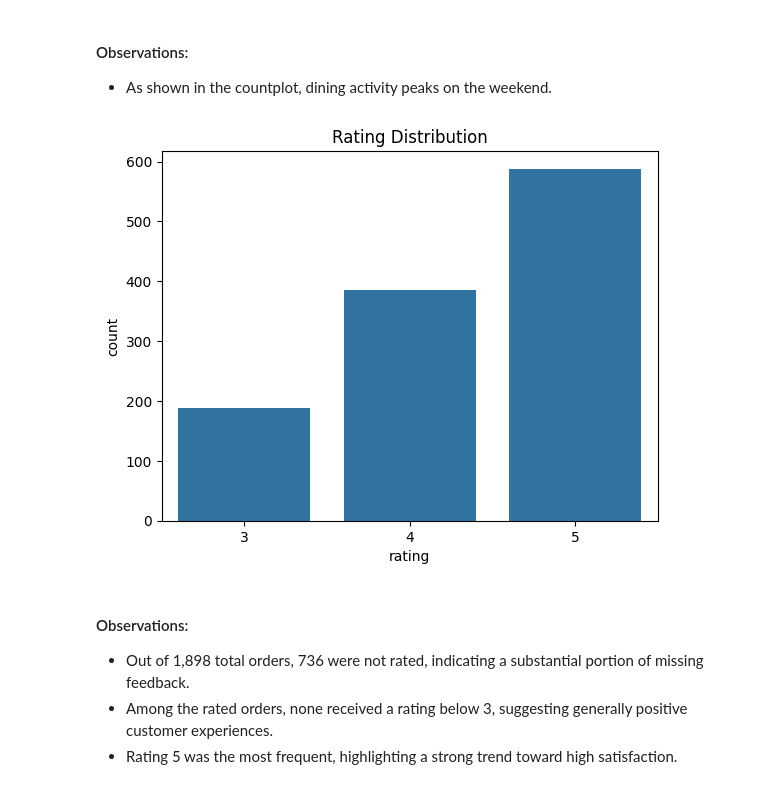
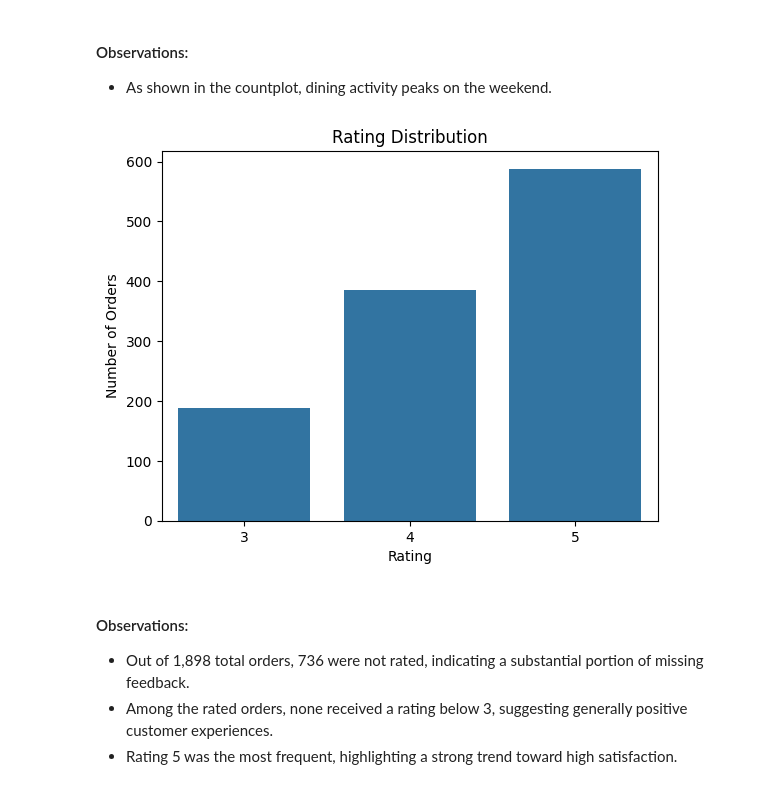
Before and after one commit to jessicakilby/FoodHub, a Jupyter notebook: FoodHub.ipynb, the cells around one changed output. Drawn from its saved outputs; the diff is of its cells as text; code cells hidden in the pictures.

```diff
--- a/FoodHub.ipynb
+++ b/FoodHub.ipynb
@@ -209,10 +233,12 @@ plt.show()
 # %%
 # Ratings (including NaNs)
 sns.countplot(data=df, x='rating')
 plt.title('Rating Distribution')
+plt.ylabel('Number of Orders')
+plt.xlabel('Rating')
 plt.show()
 # %% [output]
-[figure, old version]
+[figure, new version]
 # %% [markdown]
 #### Observations:
 
```
Also changed, not shown: parts of 38 cells of this notebook, 1 other file.
